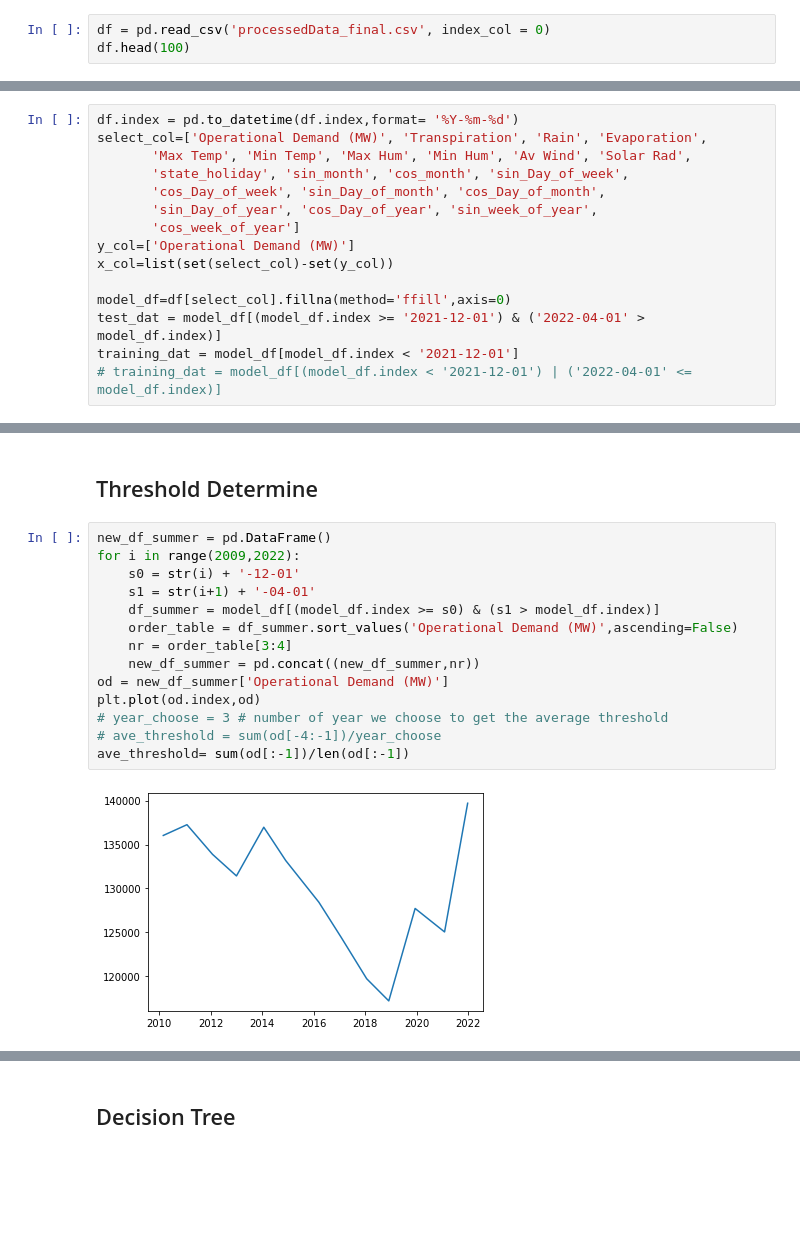
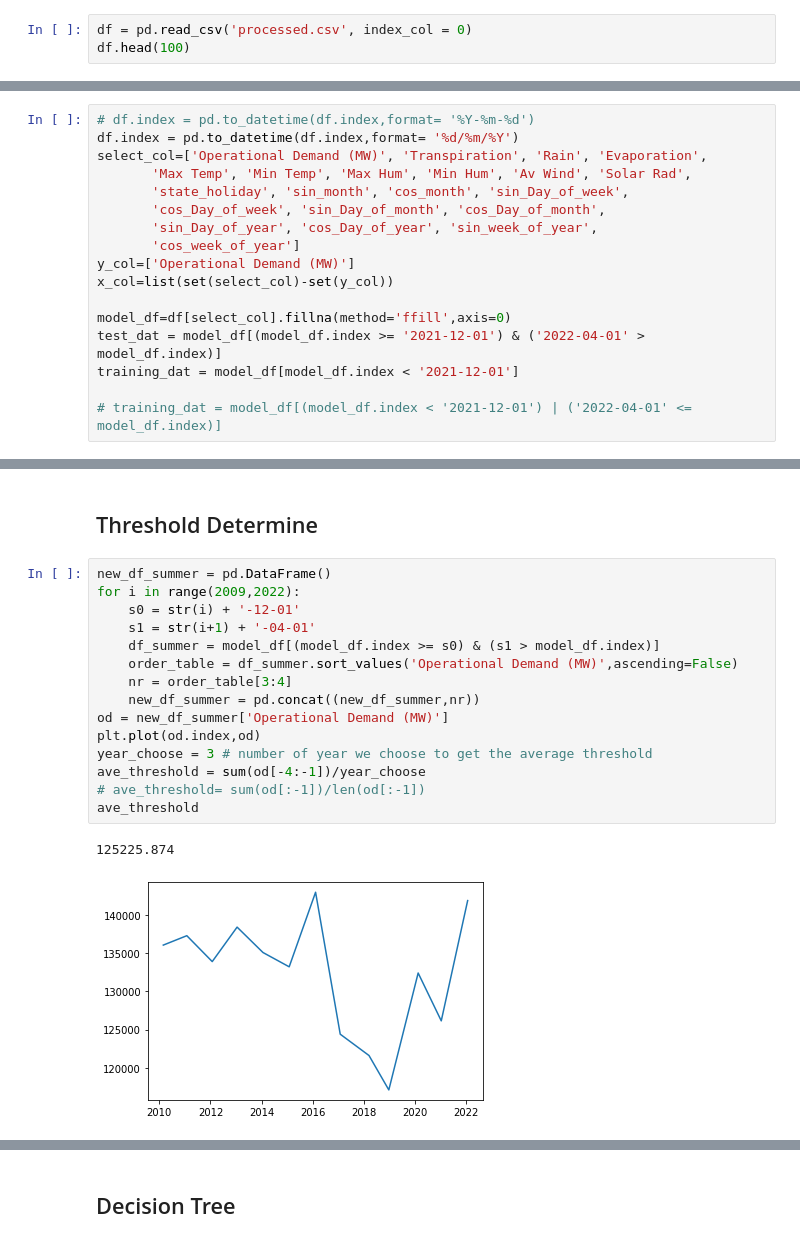
Before and after one commit to zheyzhang/Capstone-Individual, a Jupyter notebook: Data Modeling/BOM/BOM_model.ipynb, the cells around one changed output, grey strips where cells are left out. Saved outputs shown, nothing was run; the diff lists cells and outputs as text; blank space fills up the shorter version.

```diff
--- a/Data Modeling/BOM/BOM_model.ipynb
+++ b/Data Modeling/BOM/BOM_model.ipynb
@@ -41,7 +41,7 @@ os.getcwd()
 # %%
 os.chdir('/Users/danny/Desktop/MDS/master 4/CITS 5553 Data Science Capstone Project/Individual/Capstone-Individual/Data')
 # %%
-df = pd.read_csv('processedData_final.csv', index_col = 0)
+df = pd.read_csv('processed.csv', index_col = 0)
 df.head(100)
 # %% [output]
 |  | Operational Demand (MW) | Transpiration | Rain | Evaporation | Max Temp | Min Temp | Max Hum | Min Hum | ... |
@@ -68,7 +68,8 @@ for i in df.columns:
         df[i]=df[i].str.replace(" ",'') # Replace all ' ' into none
         df[i]=pd.to_numeric(df[i])
 # %%
-df.index = pd.to_datetime(df.index,format= '%Y-%m-%d')
+# df.index = pd.to_datetime(df.index,format= '%Y-%m-%d')
+df.index = pd.to_datetime(df.index,format= '%d/%m/%Y')
 select_col=['Operational Demand (MW)', 'Transpiration', 'Rain', 'Evaporation',
        'Max Temp', 'Min Temp', 'Max Hum', 'Min Hum', 'Av Wind', 'Solar Rad',
        'state_holiday', 'sin_month', 'cos_month', 'sin_Day_of_week',
@@ -81,6 +82,7 @@ x_col=list(set(select_col)-set(y_col))
 model_df=df[select_col].fillna(method='ffill',axis=0)
 test_dat = model_df[(model_df.index >= '2021-12-01') & ('2022-04-01' > model_df.index)]
 training_dat = model_df[model_df.index < '2021-12-01']
+
 # training_dat = model_df[(model_df.index < '2021-12-01') | ('2022-04-01' <= model_df.index)]
 # %%
 X_train = training_dat.drop('Operational Demand (MW)',axis=1)
@@ -114,16 +116,18 @@ def ModelScore(true,predict):
 # %%
 new_df_summer = pd.DataFrame()
 for i in range(2009,2022):
     s0 = str(i) + '-12-01'
     s1 = str(i+1) + '-04-01'
     df_summer = model_df[(model_df.index >= s0) & (s1 > model_df.index)]
     order_table = df_summer.sort_values('Operational Demand (MW)',ascending=False)
     nr = order_table[3:4]
     new_df_summer = pd.concat((new_df_summer,nr))
 od = new_df_summer['Operational Demand (MW)']
 plt.plot(od.index,od)
-# year_choose = 3 # number of year we choose to get the average threshold
-# ave_threshold = sum(od[-4:-1])/year_choose
-ave_threshold= sum(od[:-1])/len(od[:-1])
+year_choose = 3 # number of year we choose to get the average threshold
+ave_threshold = sum(od[-4:-1])/year_choose
+# ave_threshold= sum(od[:-1])/len(od[:-1])
+ave_threshold
 # %% [output]
+125225.874
-[figure, old version]
+[figure, new version]
```
Also changed, not shown: parts of 15 cells of this notebook.
